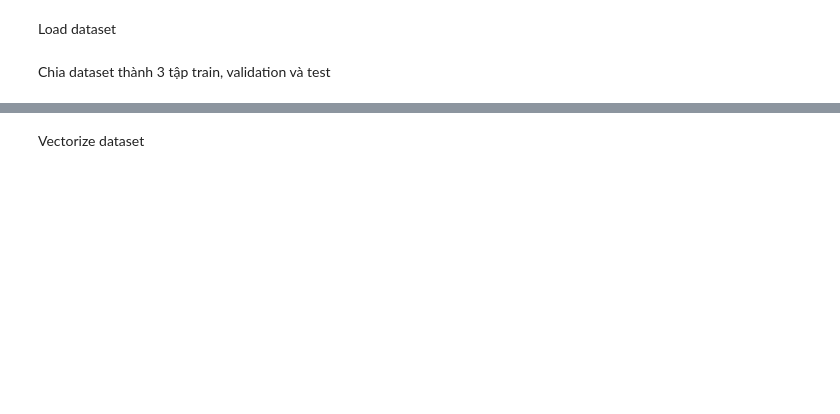
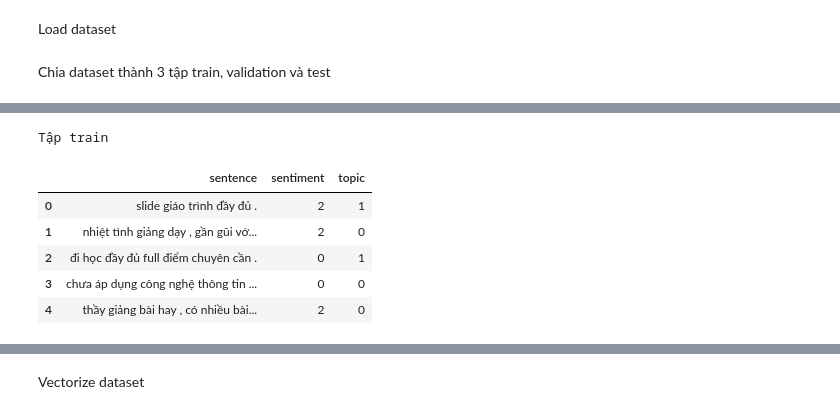
Before and after one commit to UIT-June-2025-Nhom-8/Project_AI_Thinking, a Jupyter notebook: src/main.ipynb, the cells around one changed output, grey strips where cells are left out. Saved outputs shown, nothing was run; the diff lists cells and outputs as text; code cells hidden in the pictures; blank space fills up the shorter version.

```diff
--- a/src/main.ipynb
+++ b/src/main.ipynb
@@ -73,0 +113,11 @@ prep_raw = VNPreprocessor(
+# %%
+print('Tập train')
+df_train.head()
+# %% [output]
+Tập train
+|  | sentence | sentiment | topic |
+| 0 | slide giáo trình đầy đủ . | 2 | 1 |
+| 1 | nhiệt tình giảng dạy , gần gũi vớ... | 2 | 0 |
+| 2 | đi học đầy đủ full điểm chuyên cần . | 0 | 1 |
+| 3 | chưa áp dụng công nghệ thông tin ... | 0 | 0 |
+| 4 | thầy giảng bài hay , có nhiều bài... | 2 | 0 |
```
Also changed, not shown: parts of 11 cells of this notebook.
